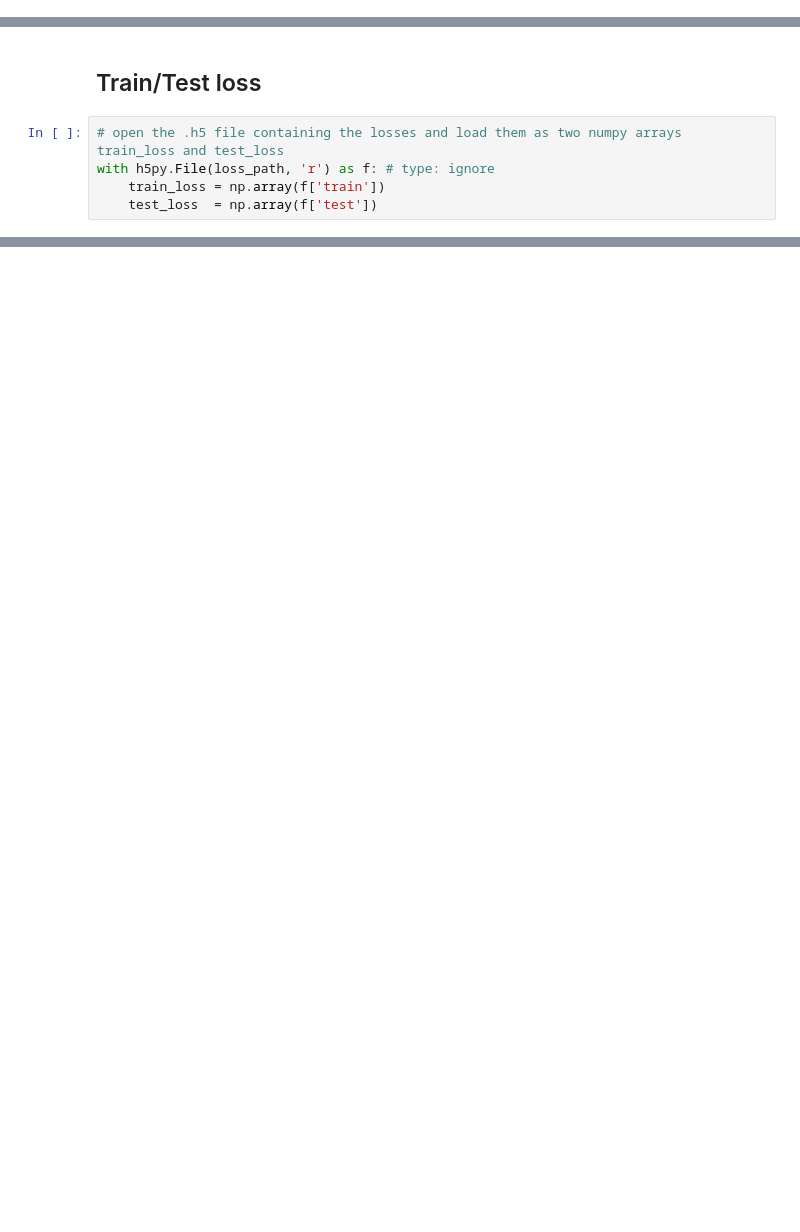
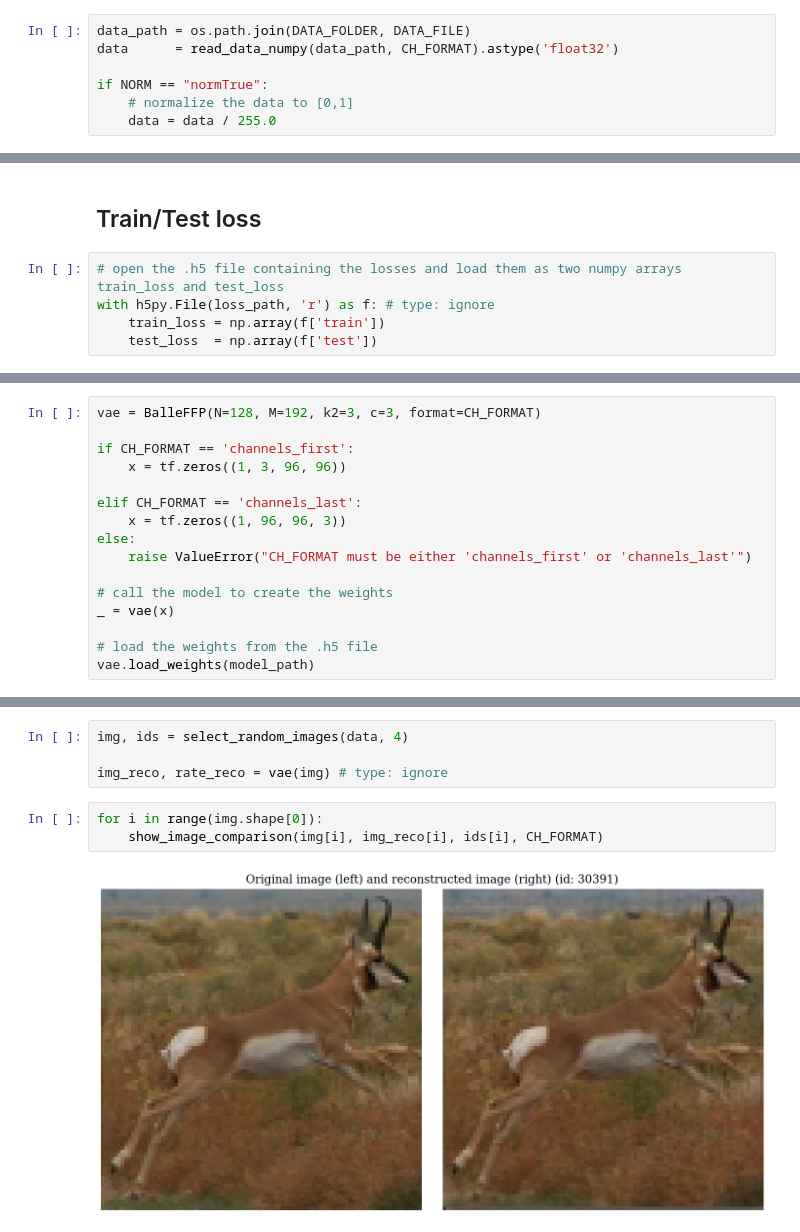
Before and after one commit to c0pp1/variational-image-compression, a Jupyter notebook: analysis/analysis-ffp.ipynb, the cells around one changed output, grey strips where cells are left out. Saved outputs shown, nothing was run; the diff lists cells and outputs as text; blank space fills up the shorter version.

```diff
--- a/analysis/analysis-ffp.ipynb
+++ b/analysis/analysis-ffp.ipynb
@@ -17,0 +84,7 @@ loss_path  = os.path.join(MODEL_FOLDER, LOSS_NAME)
+# %%
+data_path = os.path.join(DATA_FOLDER, DATA_FILE)
+data      = read_data_numpy(data_path, CH_FORMAT).astype('float32')
+
+if NORM == "normTrue":
+    # normalize the data to [0,1]
+    data = data / 255.0
@@ -44,0 +133,16 @@ plt.show()
+# %%
+vae = BalleFFP(N=128, M=192, k2=3, c=3, format=CH_FORMAT)
+
+if CH_FORMAT == 'channels_first':
+    x = tf.zeros((1, 3, 96, 96))
+
+elif CH_FORMAT == 'channels_last':
+    x = tf.zeros((1, 96, 96, 3))
+else:
+    raise ValueError("CH_FORMAT must be either 'channels_first' or 'channels_last'")
+
+# call the model to create the weights
+_ = vae(x)
+
+# load the weights from the .h5 file
+vae.load_weights(model_path)
@@ -44,0 +152,9 @@ plt.show()
+# %%
+img, ids = select_random_images(data, 4)
+
+img_reco, rate_reco = vae(img) # type: ignore
+# %%
+for i in range(img.shape[0]):
+    show_image_comparison(img[i], img_reco[i], ids[i], CH_FORMAT)
+# %% [output]
+[figure, added]
```
Also changed, not shown: parts of 18 cells of this notebook, 11 other files.
